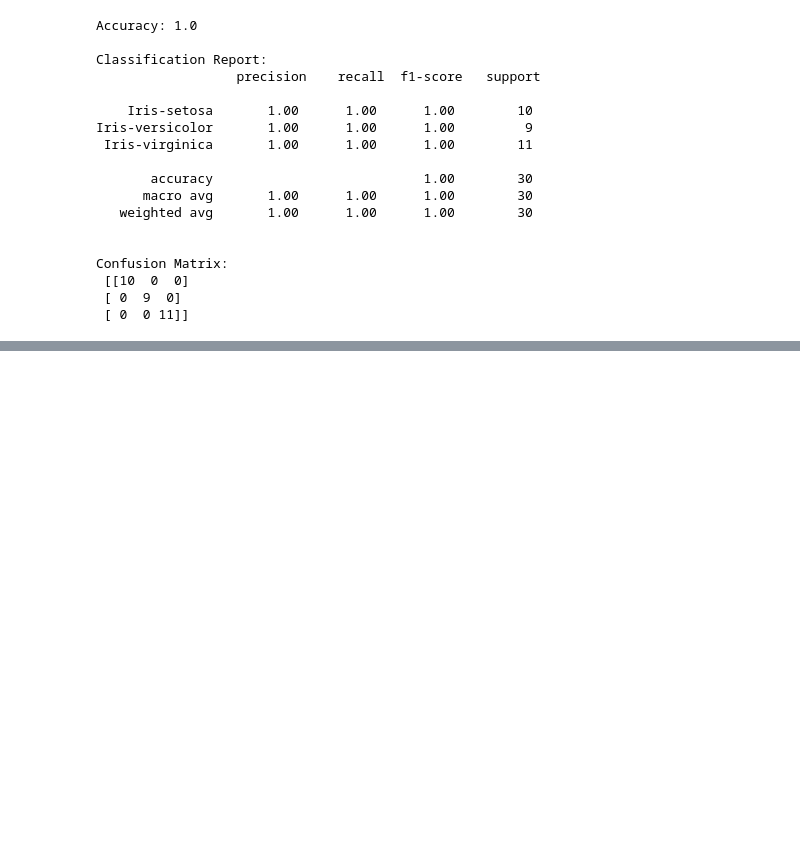
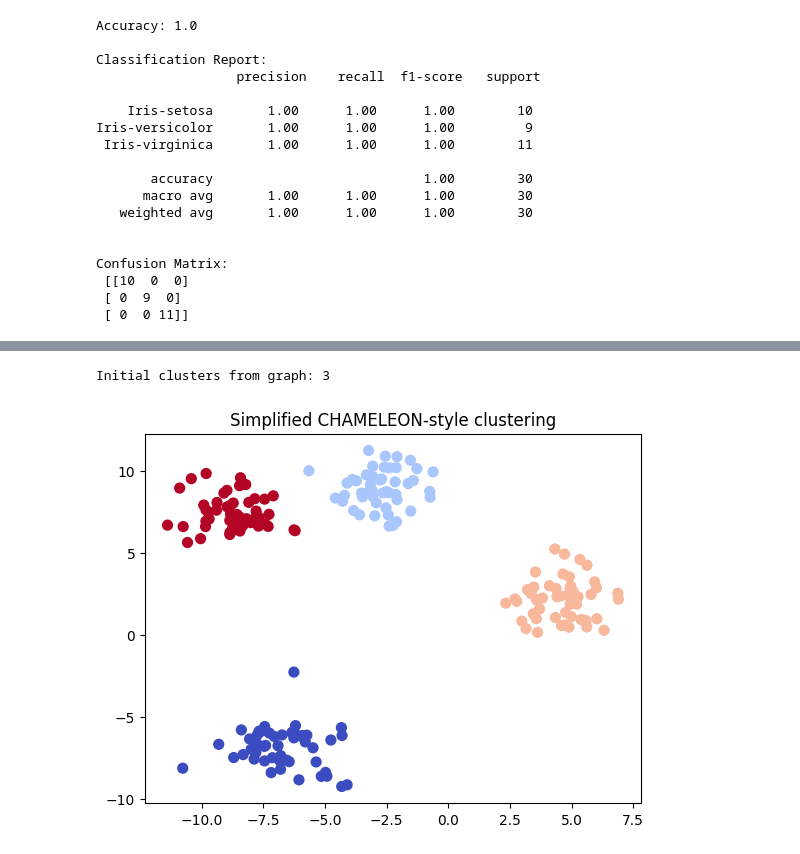
Before and after one commit to vedasri2511/ML_153, a Jupyter notebook: ML_LAB_153.ipynb, the cells around one changed output, grey strips where cells are left out. Saved outputs shown, nothing was run; the diff lists cells and outputs as text; code cells hidden in the pictures; blank space fills up the shorter version.

```diff
--- a/ML_LAB_153.ipynb
+++ b/ML_LAB_153.ipynb
@@ -1224,0 +1353,31 @@ Confusion Matrix:
+# %%
+# 3. CHAMELEON Clustering
+import networkx as nx
+import numpy as np
+import matplotlib.pyplot as plt
+from sklearn.neighbors import kneighbors_graph
+from sklearn.cluster import AgglomerativeClustering
+
+# Build KNN Graph
+knn_graph = kneighbors_graph(X, n_neighbors=10, include_self=False)
+G = nx.from_scipy_sparse_array(knn_graph)
+
+# Connected components = initial clusters
+components = list(nx.connected_components(G))
+print(f"Initial clusters from graph: {len(components)}")
+
+# For simplicity, run Agglomerative Clustering using graph-based distances
+agg_chameleon = AgglomerativeClustering(
+    n_clusters=4,
+    linkage="average",
+    metric="euclidean"
+)
+y_chameleon = agg_chameleon.fit_predict(X)
+
+# Plot clusters
+plt.scatter(X[:, 0], X[:, 1], c=y_chameleon, cmap="coolwarm", s=50)
+plt.title("Simplified CHAMELEON-style clustering")
+plt.show()
+# %% [output]
+Initial clusters from graph: 3
+[figure, added]
```
Also changed, not shown: parts of 10 cells of this notebook.
